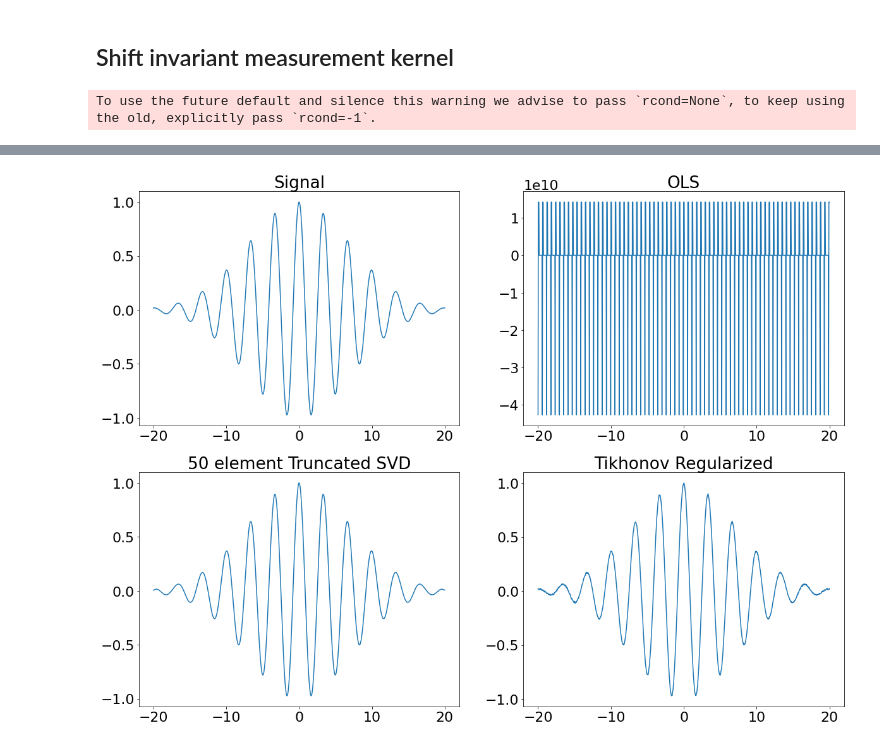
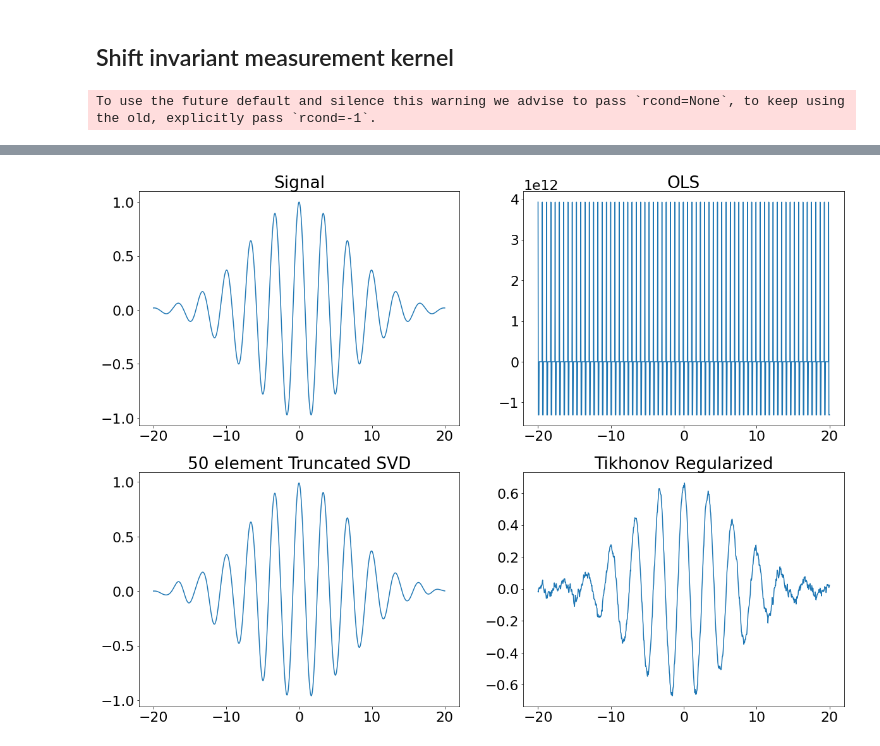
Before and after one commit to djbradyAtOpticalSciencesArizona/computationalImaging, a Jupyter notebook: inverseProblems/linearRegression.ipynb, the cells around one changed output, grey strips where cells are left out. Cells and saved outputs as stored; diff of their text form; code cells hidden in the pictures.

```diff
--- a/inverseProblems/linearRegression.ipynb
+++ b/inverseProblems/linearRegression.ipynb
@@ -307,37 +307,37 @@ H=toeplitz(c,r)
 # We are considering measurements of length 1024 spectra using $m\times 1024 $ random matricies
 #
 R=1024
-noiseLevel=0.01
-lpam=1
+noiseLevel=1
+lpam=10
 #H=np.random.random((R,1024))-.5
 u, lam, vh = np.linalg.svd(H)
 badRank=800
 H=np.matmul(np.matmul(u[:,0:badRank],np.diag(lam[0:badRank])),vh[0:badRank,:])+0.05*np.matmul(np.matmul(u[:,badRank:1024],np.diag(lam[badRank:1024])),vh[badRank:1024,:])
 xD=np.linspace(-20,20,1024)
 fSig=np.exp(-xD**2/100)*np.cos(2*np.pi*xD*0.3)
 #
 #
 plt.subplot(2,2,1)
 plt.plot(xD,fSig)
 plt.title('Signal')
 plt.subplot(2,2,2)
 fe=np.linalg.lstsq(H, np.matmul(H,fSig)+noiseLevel*np.random.normal(scale=1,size=(1024)))[0]
 plt.plot(xD,fe)
 plt.title('OLS')
 plt.subplot(2,2,4)
 fe=np.matmul(np.matmul(np.linalg.pinv(np.matmul(np.transpose(H),H)+lpam**2*np.eye(1024)),np.transpose(H)), (np.matmul(H,fSig)+noiseLevel*np.random.normal(scale=1,size=(1024))))
 plt.plot(xD,fe)
 plt.title('Tikhonov Regularized')
 plt.subplot(2,2,3)
 reduceRank=50
 Hr=np.matmul(np.matmul(np.transpose(vh[0:reduceRank,:]),np.diag(1./lam[0:reduceRank])),np.transpose(u[:,0:reduceRank]))
 fe=np.matmul(Hr, (np.matmul(H,fSig)+noiseLevel*np.random.normal(scale=1,size=(1024))))
 plt.plot(xD,fe)
 plt.title('50 element Truncated SVD')
 plt.savefig('lowPassLinear.pdf')
 files.download('lowPassLinear.pdf')
 # %% [output]
 To use the future default and silence this warning we advise to pass `rcond=None`, to keep using the old, explicitly pass `rcond=-1`.
 [interactive output not drawn]
 [interactive output not drawn]
-[figure, old version]
+[figure, new version]
```
